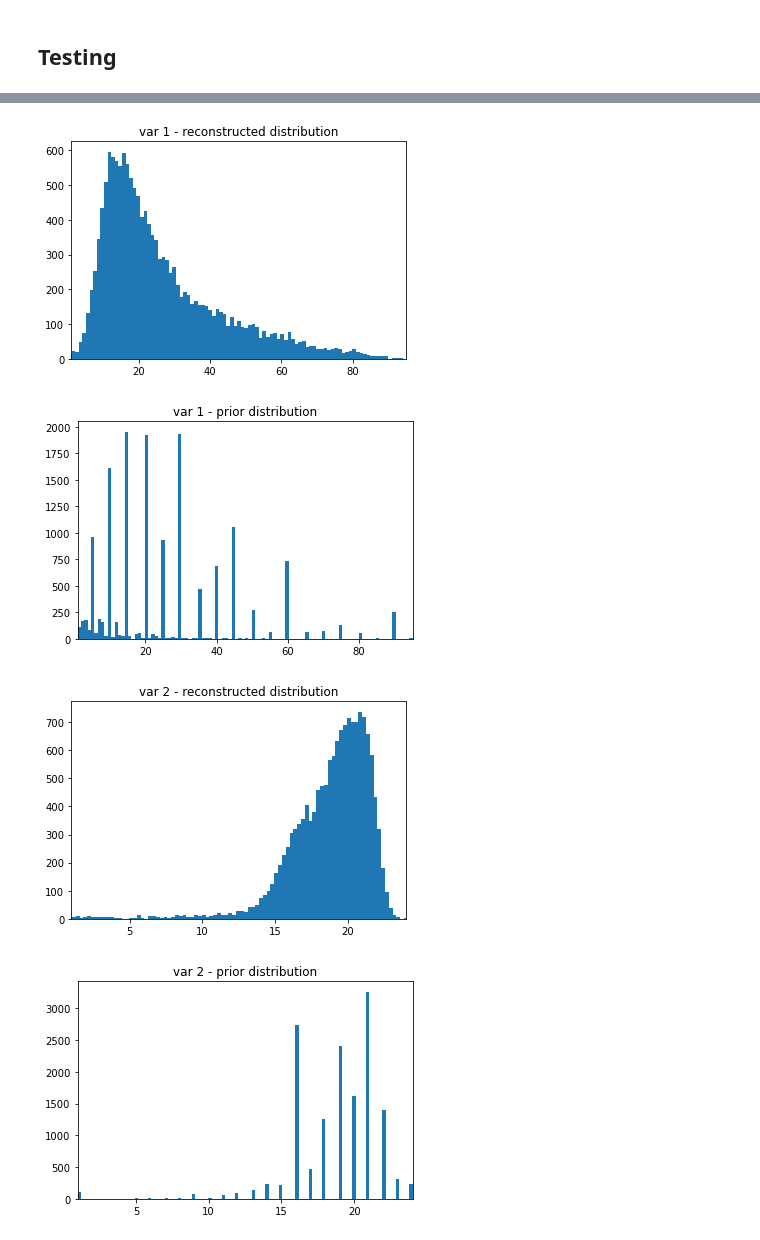
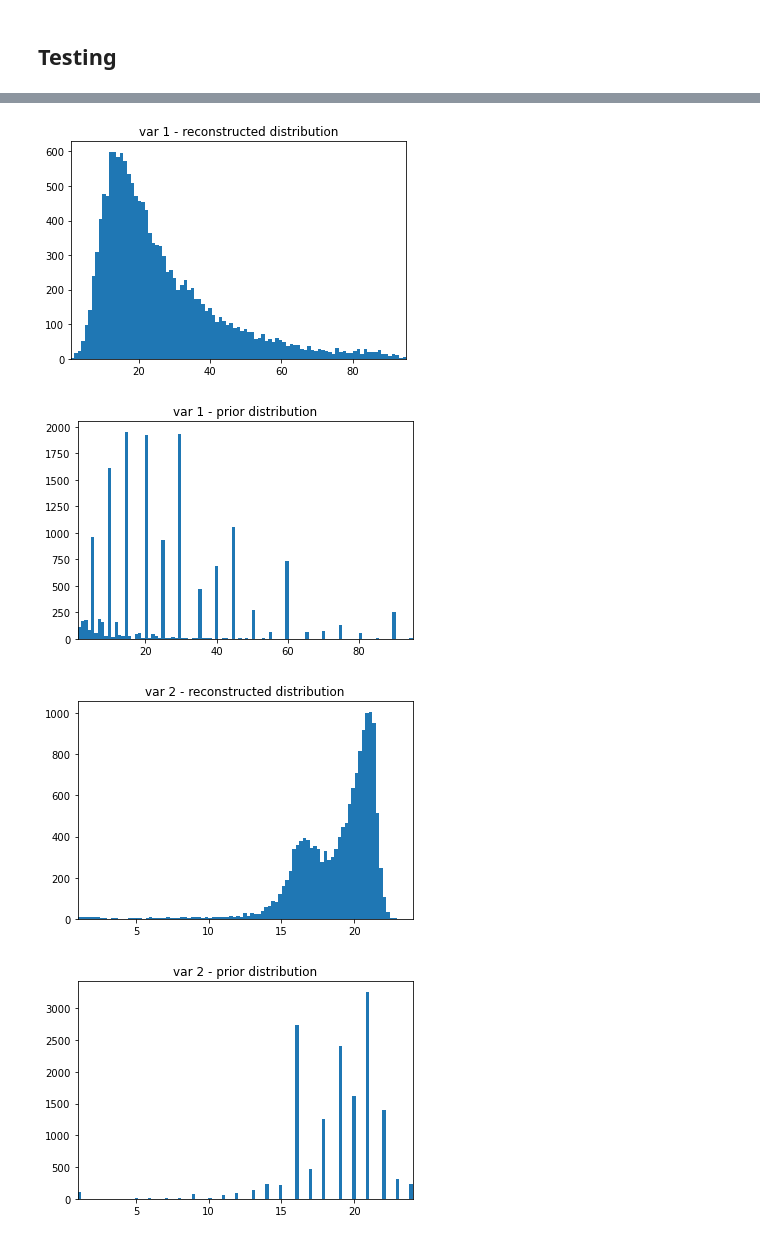
Before and after one commit to zackAemmer/generative_synthesis, a Jupyter notebook: pop_vae.ipynb, the cells around one changed output, grey strips where cells are left out. Drawn from its saved outputs; the diff is of its cells as text; code cells hidden in the pictures.

Commit message:
Multiple categorical

```diff
--- a/pop_vae.ipynb
+++ b/pop_vae.ipynb
@@ -317,12 +401,44 @@ test_data_df['COW'] = test_data_df.iloc[:,4:11].apply(np.argmax, axis=1)
+# %%
+# Transform numeric results back to real variable values
+results_num = scaler.inverse_transform(results[:,:CAT_IDX])
+results_df = pd.DataFrame(results_num)
+
+# Transform categorical results back to real variable values
+current = CAT_IDX
+for x in CAT_LENGTHS:
+    result = results[:,current:(current + x)]
+    result = np.argmax(result, axis=1) + 1
+    results_df[f"{x}"] = result
+    current += x
+
+results_df.columns = VAR_NAMES
+# %%
+# Transform numeric results back to real variable values
+test_data_num = scaler.inverse_transform(test_data[:,:CAT_IDX])
+test_data_df = pd.DataFrame(test_data_num)
+
+# Transform categorical results back to real variable values
+current = CAT_IDX
+for x in CAT_LENGTHS:
+    test_data_cat = test_data[:,current:(current + x)]
+    test_data_cat = np.argmax(test_data_cat, axis=1) + 1
+    test_data_df[f"{x}"] = test_data_cat
+    current += x
+
+test_data_df.columns = VAR_NAMES
 # %%
-# Show distributions of the resulting variables
-for col_idx in range(0, num_var_numeric):
-    plt.hist(results[:,col_idx], bins=100)
-    plt.xlim(min(test_data_results[:,col_idx]),max(test_data_results[:,col_idx]))
+# Show distributions of the resulting numerical variables
+for col_idx in range(0, CAT_IDX):
+    results_data_plt = results_df.iloc[:,col_idx]
+    test_data_plt = test_data_df.iloc[:,col_idx]
+
+    plt.hist(results_data_plt, bins=100)
+    plt.xlim(min(test_data_plt),max(test_data_plt))
     plt.title(f"var {col_idx} - reconstructed distribution")
     plt.show()
-    plt.hist(test_data_results[:,col_idx], bins=100)
-    plt.xlim(min(test_data_results[:,col_idx]),max(test_data_results[:,col_idx]))
+
+    plt.hist(test_data_plt, bins=100)
+    plt.xlim(min(test_data_plt),max(test_data_plt))
     plt.title(f"var {col_idx} - prior distribution")
     plt.show()
 # %% [output]
@@ -330,5 +446,5 @@ for col_idx in range(0, num_var_numeric):
 [figure]
-[figure, old version]
+[figure, new version]
 [figure]
-[figure, old version]
+[figure, new version]
 [figure]
```
Also changed, not shown: parts of 23 cells of this notebook.
